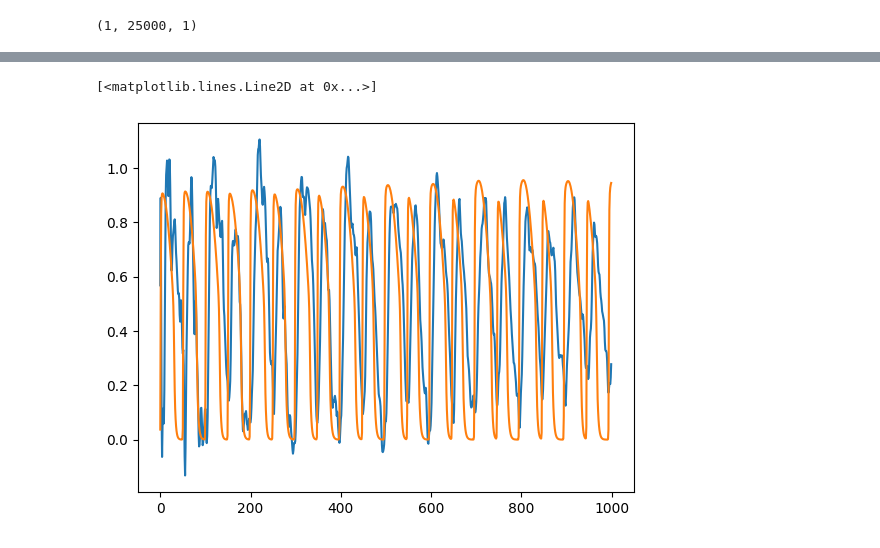
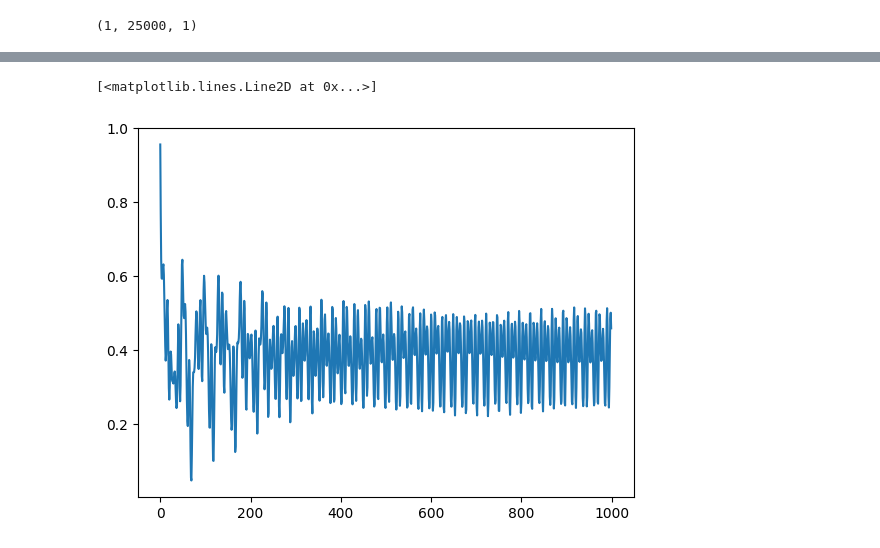
Before and after one commit to William-XiaodongAn/ML_cardiac_prediction, a Jupyter notebook: AE_RC/Reservoir Computing.ipynb, the cells around one changed output, grey strips where cells are left out. Drawn from its saved outputs; the diff is of its cells as text; code cells hidden in the pictures.

```diff
--- a/AE_RC/Reservoir Computing.ipynb
+++ b/AE_RC/Reservoir Computing.ipynb
@@ -169,9 +169,9 @@ print(np.sqrt(mean_squared_error(scaled_voltage[:,:5000,:].flatten(), latent_bac
 0.012448139060598084
 # %%
-
+from reservoirpy.nodes import Reservoir, Ridge
 # ---- Give your data sizes names you can fill in ----
 N_IN  = 1   # number of input features  (you set this)
-N_OUT = 32   # number of output targets (you set this)
+N_OUT = 1   # number of output targets (you set this)
 
 # ---- Hyperparameters: defaults chosen from the bold values in your table ----
 nr        = 500     # units (n_r)
@@ -181,6 +181,7 @@ alpha     = 0.90    # lr (leaking rate)
 lam       = 1e-3    # ridge regularization (λ)
 pr        = 0.05    # connection probability for recurrent matrix (p_r)
 pin       = 0.10    # (optional) input connectivity; set if you want to control Win sparsity
+learning_rate = 0.001
 
 reservoir = Reservoir(
     units=nr,
@@ -200,3 +201,6 @@ esn = reservoir >> readout
 # X: (T, N_IN)    Y: (T, N_OUT)
 # esn = esn.fit(X, Y)
 # Yhat = esn.run(X)
+# %%
+x = scaled_voltage[:5000]
+y = scaled_voltage[1:5001]
@@ -204,10 +212,10 @@ esn = reservoir >> readout
 esn = esn.fit(x,y)
 # %%
 Y_pred = []
-x_ = x[0,4500-1,:]
+cur = x[-1]
 for _ in range(1000):
-    x_ = esn(x_)
-    Y_pred.append(x_)
+   cur = esn(cur)
+   Y_pred.append(cur)
 # %%
 np.array(Y_pred).shape
 # %% [output]
@@ -221,6 +229,6 @@ Y_pred_back.shape
 # %%
-plt.plot(Y_pred_back[0])
-plt.plot(scaled_voltage[0][4500:5500])
+plt.plot(Y_pred)
+#plt.plot(scaled_voltage[0][4000:5000])
 # %% [output]
 [<matplotlib.lines.Line2D at 0x...>]
-[figure, old version]
+[figure, new version]
```
Also changed, not shown: parts of 8 cells of this notebook, 1 other file.
